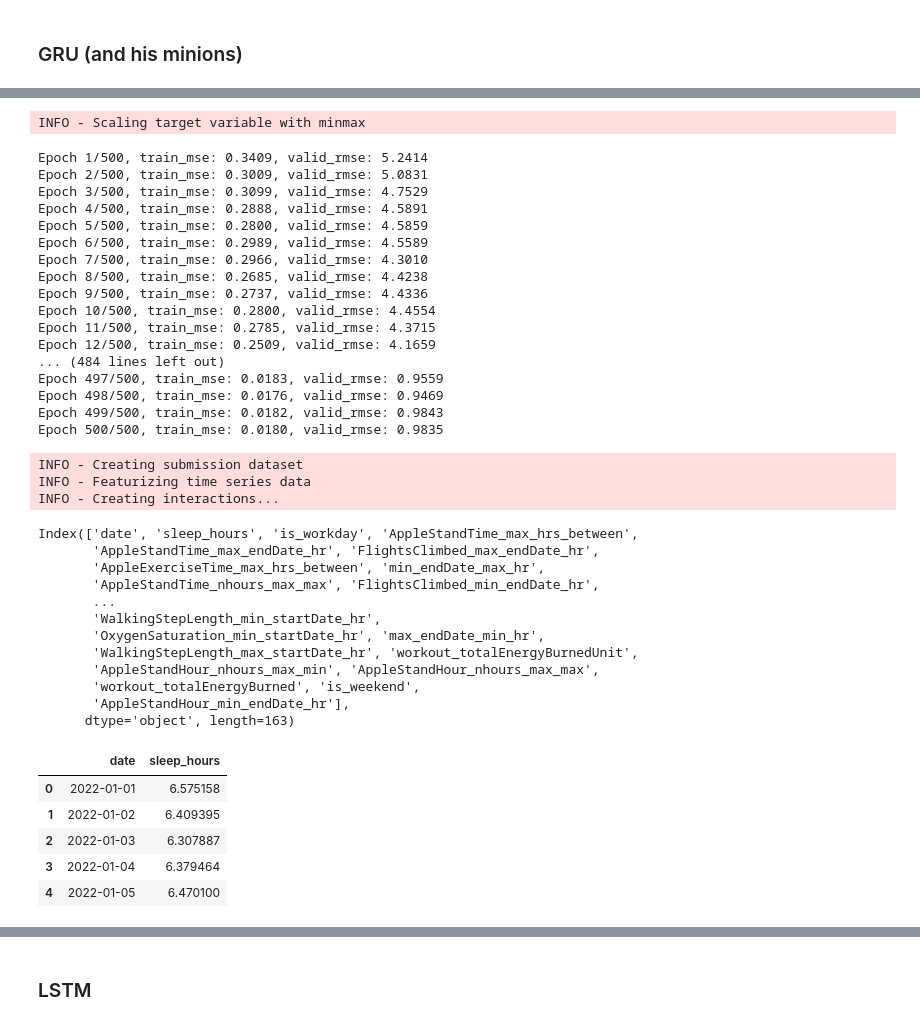
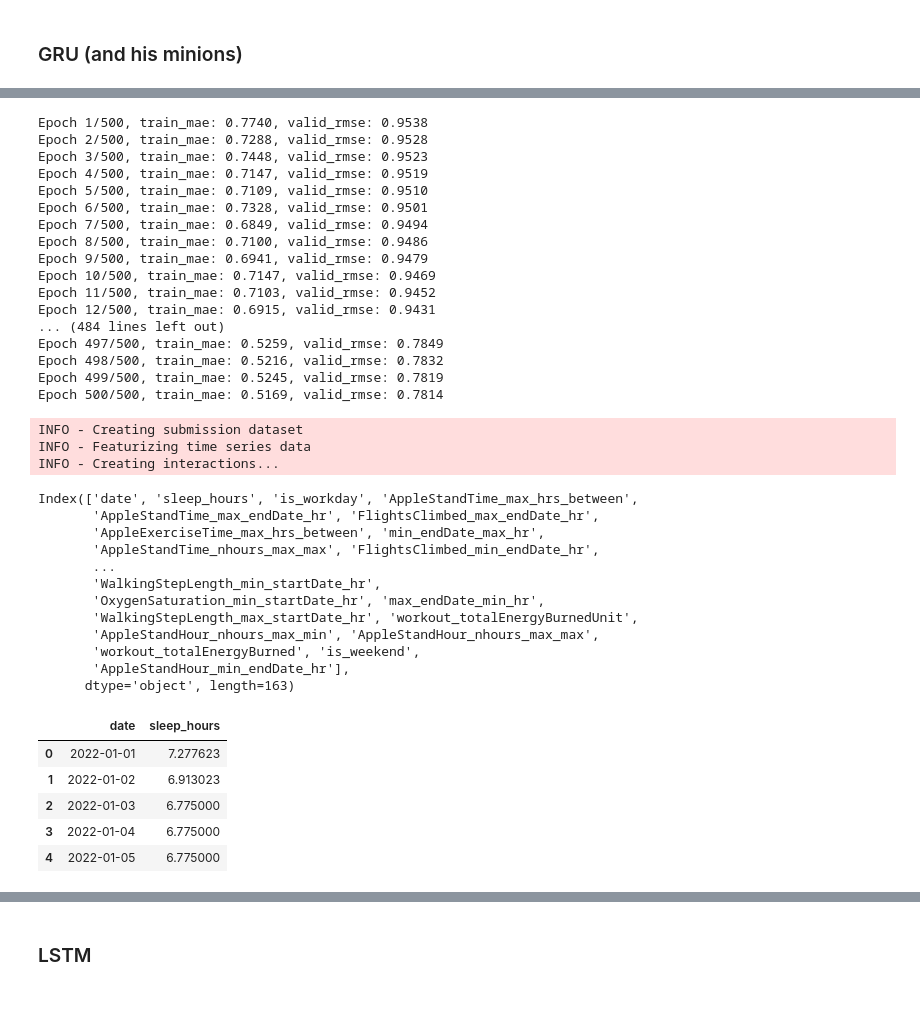
Before and after one commit to ds-sebastian/pog4-sleep-kaggle, a Jupyter notebook: stacks_on_stacks_on_stacks.ipynb, the cells around one changed output, grey strips where cells are left out. Drawn from its saved outputs; the diff is of its cells as text; code cells hidden in the pictures.

```diff
--- a/stacks_on_stacks_on_stacks.ipynb
+++ b/stacks_on_stacks_on_stacks.ipynb
@@ -443,22 +472,24 @@ from torch.optim import Adam, SGD, RMSprop, AdamW
 from torch.utils.data import Dataset, DataLoader
 import torch.nn.functional as F
 # %%
-y_train_scaled, y_test_scaled = data.scale_target()
+from sklearn.preprocessing import RobustScaler
+from sklearn.impute import SimpleImputer
 
-y_train_scaled = pd.DataFrame(y_train_scaled, columns=["sleep_hours"])
-y_test_scaled = pd.DataFrame(y_test_scaled, columns=["sleep_hours"])
+imputer = SimpleImputer(strategy="median")
+scaler_f = RobustScaler()
+scaler_t = RobustScaler()
 
-train = pd.concat([data.X_train, y_train_scaled], axis=1)
-test = pd.concat([data.X_test, y_test_scaled], axis=1)
+y_scaled = pd.DataFrame(scaler_t.fit_transform(data.y.values.reshape(-1, 1)), columns=["sleep_hours"])
 
-train = pd.concat([train, test], axis=0).to_numpy() # Training on entire dataset since tuned hyperparameters
+X_imputed = pd.DataFrame(imputer.fit_transform(data.X), columns=data.X.columns) # Imputer
+X_scaled = pd.DataFrame(scaler_f.fit_transform(X_imputed), columns=data.X.columns) # Scaler
+
+train = pd.concat([X_scaled, y_scaled], axis=1).to_numpy() # Training on entire dataset since tuned hyperparameters
 
 input_size = train.shape[1] # Number of features (plus 1 for the target)
 output_size = 1 # Number of targets
 
 device = torch.device("cuda" if torch.cuda.is_available() else "cpu") # CUDA support
-# %% [output]
-INFO - Scaling target variable with minmax
 # %%
 # Feature Config
 lookback= gru_best_params["lookback"] # Lookback window size
@@ -481,7 +512,7 @@ criterion = gru_best_params["criterion"]
 optimizer = gru_best_params["optimizer"]
 num_epochs = 500 #1000 #gru_best_params["num_epochs"]
 
-target_scaler = data.target_scaler # Inverse scaling is used to calculate validation RMSE
+target_scaler = scaler_t # Inverse scaling is used to calculate validation RMSE
 
 gru_trainer = GRUTrainer(gru, device, learning_rate, criterion, optimizer, target_scaler)
 # %%
@@ -490,60 +521,64 @@ for epoch in range(num_epochs):
     val_loss = gru_trainer.evaluate(train_dl)
     print(f"Epoch {epoch+1}/{num_epochs}, train_{criterion}: {train_loss:.4f}, valid_rmse: {val_loss:.4f}")
 # %% [output]
-Epoch 1/500, train_mse: 0.3409, valid_rmse: 5.2414
-Epoch 2/500, train_mse: 0.3009, valid_rmse: 5.0831
-Epoch 3/500, train_mse: 0.3099, valid_rmse: 4.7529
-Epoch 4/500, train_mse: 0.2888, valid_rmse: 4.5891
-Epoch 5/500, train_mse: 0.2800, valid_rmse: 4.5859
-Epoch 6/500, train_mse: 0.2989, valid_rmse: 4.5589
-Epoch 7/500, train_mse: 0.2966, valid_rmse: 4.3010
-Epoch 8/500, train_mse: 0.2685, valid_rmse: 4.4238
-Epoch 9/500, train_mse: 0.2737, valid_rmse: 4.4336
-Epoch 10/500, train_mse: 0.2800, valid_rmse: 4.4554
-Epoch 11/500, train_mse: 0.2785, valid_rmse: 4.3715
-Epoch 12/500, train_mse: 0.2509, valid_rmse: 4.1659
+Epoch 1/500, train_mae: 0.7740, valid_rmse: 0.9538
+Epoch 2/500, train_mae: 0.7288, valid_rmse: 0.9528
+Epoch 3/500, train_mae: 0.7448, valid_rmse: 0.9523
+Epoch 4/500, train_mae: 0.7147, valid_rmse: 0.9519
+Epoch 5/500, train_mae: 0.7109, valid_rmse: 0.9510
+Epoch 6/500, train_mae: 0.7328, valid_rmse: 0.9501
+Epoch 7/500, train_mae: 0.6849, valid_rmse: 0.9494
+Epoch 8/500, train_mae: 0.7100, valid_rmse: 0.9486
+Epoch 9/500, train_mae: 0.6941, valid_rmse: 0.9479
+Epoch 10/500, train_mae: 0.7147, valid_rmse: 0.9469
+Epoch 11/500, train_mae: 0.7103, valid_rmse: 0.9452
+Epoch 12/500, train_mae: 0.6915, valid_rmse: 0.9431
 ... (484 lines left out)
-Epoch 497/500, train_mse: 0.0183, valid_rmse: 0.9559
-Epoch 498/500, train_mse: 0.0176, valid_rmse: 0.9469
-Epoch 499/500, train_mse: 0.0182, valid_rmse: 0.9843
-Epoch 500/500, train_mse: 0.0180, valid_rmse: 0.9835
+Epoch 497/500, train_mae: 0.5259, valid_rmse: 0.7849
+Epoch 498/500, train_mae: 0.5216, valid_rmse: 0.7832
+Epoch 499/500, train_mae: 0.5245, valid_rmse: 0.7819
+Epoch 500/500, train_mae: 0.5169, valid_rmse: 0.7814
 # %%
 class NN_Output:
-    def __init__(self, model, lookback, target_scaler):
+    def __init__(self, model, lookback, target_scaler, feature_scaler, feature_imputer):
         self.model = model
         self.lookback = lookback
         self.target_scaler = target_scaler
+        self.feature_scaler = feature_scaler
+        self.feature_imputer = feature_imputer
 
     def predict(self, X):
         num_predictions = X.shape[0]
-        X = torch.from_numpy(X.to_numpy()).float()
+        X_imputed = pd.DataFrame(self.feature_imputer.transform(X), columns=X.columns) # Imputer
+        X_scaled = pd.DataFrame(self.feature_scaler.transform(X_imputed), columns=X.columns) # Scaler
+        X = torch.from_numpy(X_scaled.to_numpy()).float()2*hidden_size2*hidden_size
         y_pred = self.model.predict(X, self.lookback, 1, num_predictions)
         y_pred = self.target_scaler.inverse_transform(y_pred)
 
         return y_pred
 # %%
-sub_gru = data.create_submission(NN_Output(gru_trainer, lookback, target_scaler), preprocess=True)
+sub_gru = data.create_submission(NN_Output(gru_trainer, lookback, target_scaler, scaler_f, imputer), preprocess=False)
 sub_gru.to_csv("./submissions/sub_gru.csv", index=False)
 sub_gru.head()
 # %% [output]
 INFO - Creating submission dataset
 INFO - Featurizing time series data
 INFO - Creating interactions...
 Index(['date', 'sleep_hours', 'is_workday', 'AppleStandTime_max_hrs_between',
        'AppleStandTime_max_endDate_hr', 'FlightsClimbed_max_endDate_hr',
        'AppleExerciseTime_max_hrs_between', 'min_endDate_max_hr',
        'AppleStandTime_nhours_max_max', 'FlightsClimbed_min_endDate_hr',
        ...
        'WalkingStepLength_min_startDate_hr',
        'OxygenSaturation_min_startDate_hr', 'max_endDate_min_hr',
        'WalkingStepLength_max_startDate_hr', 'workout_totalEnergyBurnedUnit',
        'AppleStandHour_nhours_max_min', 'AppleStandHour_nhours_max_max',
        'workout_totalEnergyBurned', 'is_weekend',
        'AppleStandHour_min_endDate_hr'],
       dtype='object', length=163)
 |  | date | sleep_hours |
-| 0 | 2022-01-01 | 6.575158 |
-| 1 | 2022-01-02 | 6.409395 |
-| 2 | 2022-01-03 | 6.307887 |
-| 3 | 2022-01-04 | 6.379464 |
-| 4 | 2022-01-05 | 6.470100 |
+| 0 | 2022-01-01 | 7.277623 |
+| 1 | 2022-01-02 | 6.913023 |
+| 2 | 2022-01-03 | 6.775000 |
+| 3 | 2022-01-04 | 6.775000 |
+| 4 | 2022-01-05 | 6.775000 |
```
Also changed, not shown: parts of 33 cells of this notebook, 15 other files.
